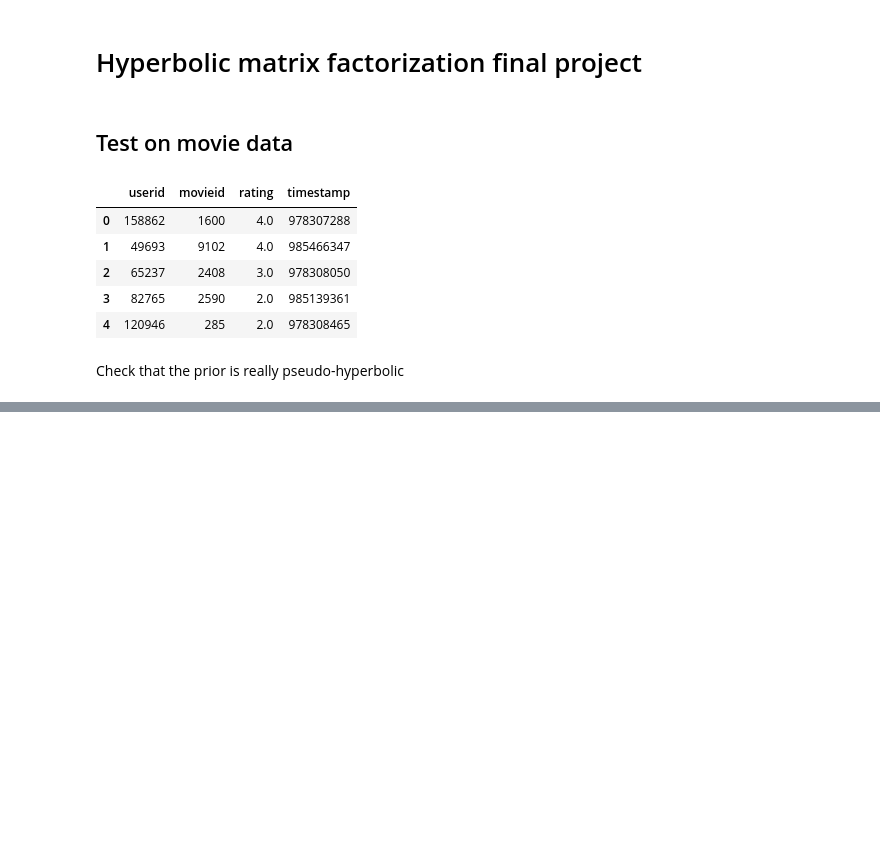
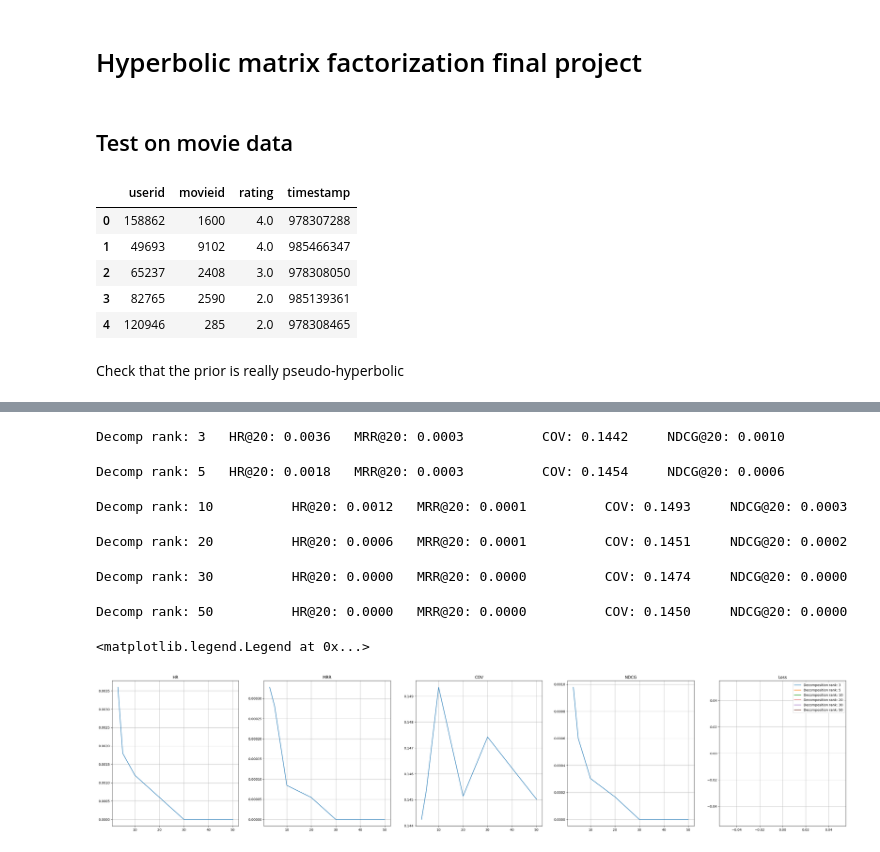
Before and after one commit to Arioll/HyperbolicMF, a Jupyter notebook: movie_data_kaggle_exp.ipynb, the cells around one changed output, grey strips where cells are left out. Saved outputs shown, nothing was run; the diff lists cells and outputs as text; code cells hidden in the pictures; blank space fills up the shorter version.

```diff
--- a/movie_data_kaggle_exp.ipynb
+++ b/movie_data_kaggle_exp.ipynb
@@ -353,10 +278,10 @@ N iter: 250      HR@20: 0.0707   MRR@20: 0.0088          COV: 0.0168     NDCG@20
 # %%
 model = HyperbolicMF(sigma_U=1e-2, sigma_V=1e-2, backend=cp)
 train_interations, train_data = generate_interactions_matrix(train_val, data_description, False, backend=cp)
-losses = model.fit(train_interations, train_data, num_epochs=15, learning_rate=1e-6, decomposition_rank=20, batch_size=200)
+losses = model.fit(train_interations, train_data, num_epochs=200, learning_rate=1e-5, decomposition_rank=20, batch_size=200)
 
 test_interations, test_data = generate_interactions_matrix(test_val, data_description, True, backend=cp)
-test_user_inds = model.add_unknown_user(test_interations, test_data, n_iters=40, lr=1e-5, batch_size=50) # Add unknown users to user_matrix of our model
+test_user_inds = model.add_unknown_user(test_interations, test_data, n_iters=200, lr=1e-5, batch_size=50) # Add unknown users to user_matrix of our model
 preds = model.predict(test_user_inds, np.arange(data_description['n_items'])) # Predict probabilities for unknown users
 preds = cp.argsort(preds)[:, -20:].get() # Get numpy ids of predictions
 # %% [output]
@@ -364,3 +289,8 @@ OutOfMemoryError: Out of memory allocating 1,913,757,696 bytes (allocated so far
+# %%
+test_interations, test_data = generate_interactions_matrix(test_val, data_description, True, backend=cp)
+test_user_inds, _ = model.add_unknown_user(test_interations, test_data, n_iters=200, lr=1e-5, batch_size=50) # Add unknown users to user_matrix of our model
+preds = model.predict(test_user_inds.get(), np.arange(data_description['n_items'])) # Predict probabilities for unknown users
+preds = cp.argsort(preds)[:, -20:].get()
 # %%
 hr, mrr, cov, ndcg = model_evaluate(preds, hold_val, data_description, topn=20) # The score upper the first baseline without choosing hyperparameters for not fully tuned model
 print(f'HR@20: \t\t {hr} \n MRR@20: \t {mrr} \n COV: \t\t {cov} \n NDCG@20: \t {ndcg}')
@@ -388,11 +318,11 @@ data_descr_test = {
 # Fit model
 train_test_interactions, train_test_data = generate_interactions_matrix(train_val_f, data_descr_test, False, backend=cp)
 model = HyperbolicMF(sigma_U=1e-2, sigma_V=1e-2, backend=cp)
-losses = model.fit(train_test_interactions, train_test_data, num_epochs=15, learning_rate=1e-5, decomposition_rank=20, batch_size=200)
+losses = model.fit(train_test_interactions, train_test_data, num_epochs=100, learning_rate=1e-5, decomposition_rank=20, batch_size=200)
 # %%
 # Add unknown users to user_matrix
 test_test_interactions, test_test_data = generate_interactions_matrix(test_val_f, data_descr_test, True, backend=cp)
-test_user_inds = model.add_unknown_user(test_test_interactions, test_test_data, n_iters=250, lr=1e-5, batch_size=200)
+test_user_inds, _ = model.add_unknown_user(test_test_interactions, test_test_data, n_iters=250, lr=1e-5, batch_size=200)
 
 # Predict for known users
 test_preds = model.predict(test_user_inds, np.arange(data_description['n_items'])) # Predict probabilities for unknown users
@@ -404,0 +337,66 @@ save_solution(test_preds, test_user_index, data_index_f['items'], '/app/datasets
+# %%
+# n_iters = [50, 100, 150, 200, 250, 300, 350, 400]
+dims = [3, 5, 10, 20, 30, 50]
+batch_size = 2000
+n_iters = 1000
+lr = 1e-5
+neg_samples_multiplier = 2
+# sigmas = [1e-3, 1e-2, 1e-1, 1, 1.2]
+# lrs = [1e-6, 1e-5, 1e-5, 1e-5, 1e-5]
+results = []
+all_losses = []
+
+cp.random.seed(42)
+np.random.seed(42)
+
+# train_interations, train_data = generate_interactions_matrix(train_val, data_description, False, backend=cp)
+# test_interations, test_data = generate_interactions_matrix(test_val, data_description, True, backend=cp)
+
+# n_users, dim = model.U.shape
+
+for i, d in enumerate(dims):
+
+    model = HyperbolicMF(sigma_U=1e-2, sigma_V=1e-2, backend=cp)
+    sampler = NegativeSampler(train_val, data_description, neg_samples_multiplier=neg_samples_multiplier, rebase_users=False)
+    losses, U_n, V_n = model.fit_stochastic(sampler, num_iters=n_iters, learning_rate=lr, decomposition_rank=d, batch_size=batch_size, seed=None)
+
+    test_sampler = NegativeSampler(test_val, data_description, neg_samples_multiplier=neg_samples_multiplier, rebase_users=True)
+    test_user_inds, U_norm_test = model.add_unknown_user_stochastic(test_sampler, n_iters=n_iters, lr=lr, batch_size=batch_size) # Add unknown users to user_matrix of our model
+    preds = model.predict(test_user_inds, np.arange(data_description['n_items'])) # Predict probabilities for unknown users
+    downvote_seen_items(preds, test_val, data_description)
+    preds = cp.argsort(preds)[:, -20:].get()
+
+    hr, mrr, cov, ndcg = model_evaluate(preds, hold_val, data_description, topn=20) # The score upper the first baseline without choosing hyperparameters for not fully tuned model
+    print(f'Decomp rank: {d} \t HR@20: {float(hr):.4f} \t MRR@20: {float(mrr):.4f} \t COV: {float(cov):.4f} \t NDCG@20: {float(ndcg):.4f}')
+    results.append((hr, mrr, cov, ndcg))
+    all_losses.append(losses)
+
+fig, axs = plt.subplots(1, 5, figsize=(40, 8))
+results = np.array(results)
+axs[0].set_title('HR')
+axs[0].plot(dims, results[:, 0])
+axs[0].grid(True)
+axs[1].set_title('MRR')
+axs[1].plot(dims, results[:, 1])
+axs[1].grid(True)
+axs[2].set_title('COV')
+axs[2].plot(dims, results[:, 2])
+axs[2].grid(True)
+axs[3].set_title('NDCG')
+axs[3].plot(dims, results[:, 3])
+axs[3].grid(True)
+axs[4].set_title('Loss')
+for i in range(len(all_losses)):
+    axs[4].plot(all_losses[i], label=f'Decomposition rank: {dims[i]}')
+axs[4].grid(True)
+axs[4].legend()
+# plt.legend()
+# %% [output]
+Decomp rank: 3   HR@20: 0.0036   MRR@20: 0.0003          COV: 0.1442     NDCG@20: 0.0010
+Decomp rank: 5   HR@20: 0.0018   MRR@20: 0.0003          COV: 0.1454     NDCG@20: 0.0006
+Decomp rank: 10          HR@20: 0.0012   MRR@20: 0.0001          COV: 0.1493     NDCG@20: 0.0003
+Decomp rank: 20          HR@20: 0.0006   MRR@20: 0.0001          COV: 0.1451     NDCG@20: 0.0002
+Decomp rank: 30          HR@20: 0.0000   MRR@20: 0.0000          COV: 0.1474     NDCG@20: 0.0000
+Decomp rank: 50          HR@20: 0.0000   MRR@20: 0.0000          COV: 0.1450     NDCG@20: 0.0000
+<matplotlib.legend.Legend at 0x...>
+[figure, added]
```
Also changed, not shown: parts of 7 cells of this notebook, 4 other files.
